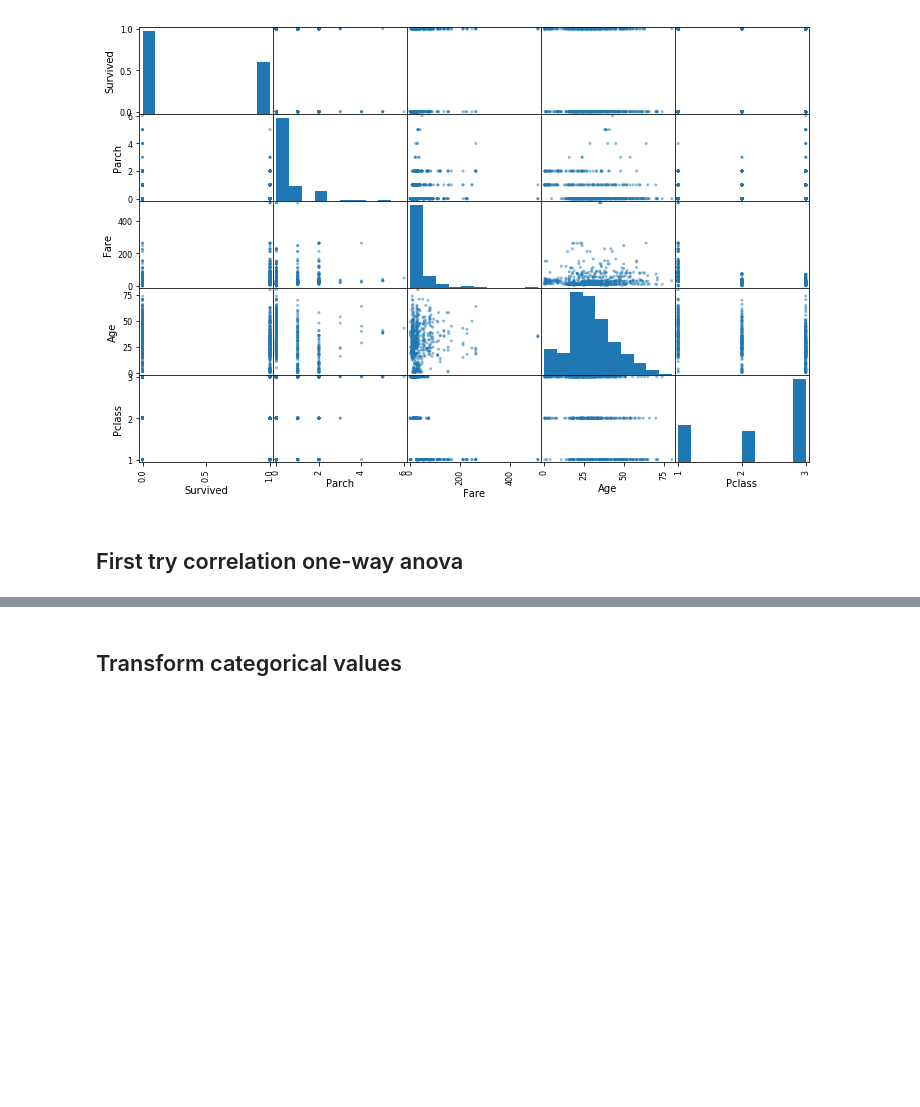
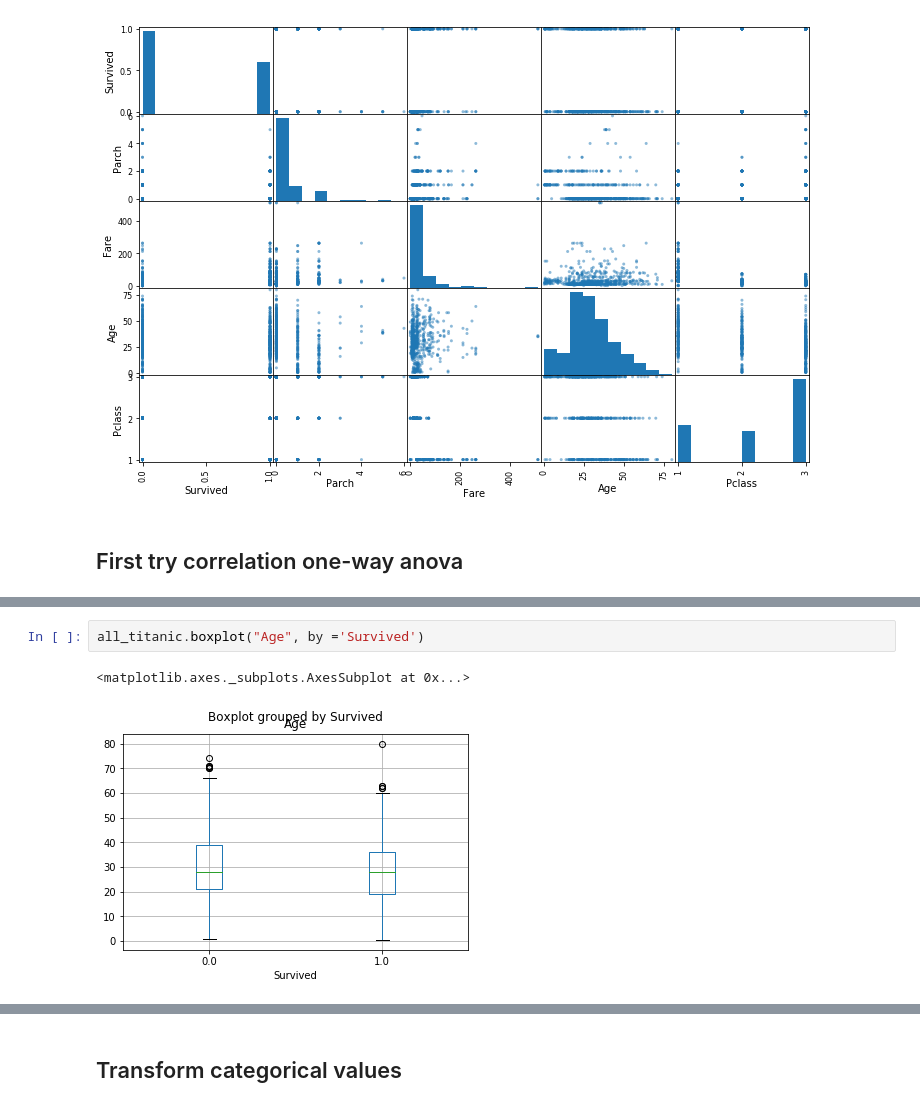
Before and after one commit to AnaRuizS/CSmachineLearning, a Jupyter notebook: Ml_titanic.ipynb, the cells around one changed output, grey strips where cells are left out. Saved outputs shown, nothing was run; the diff lists cells and outputs as text; blank space fills up the shorter version.

```diff
--- a/Ml_titanic.ipynb
+++ b/Ml_titanic.ipynb
@@ -166,0 +175,5 @@ all_titanic.boxplot("Parch", by ='Survived')
+# %%
+all_titanic.boxplot("Age", by ='Survived')
+# %% [output]
+<matplotlib.axes._subplots.AxesSubplot at 0x...>
+[figure, added]
```
Also changed, not shown: parts of 19 cells of this notebook.
